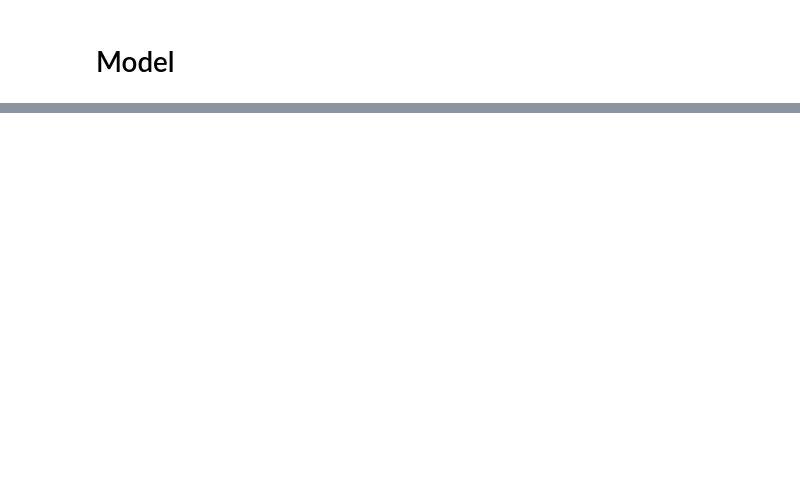
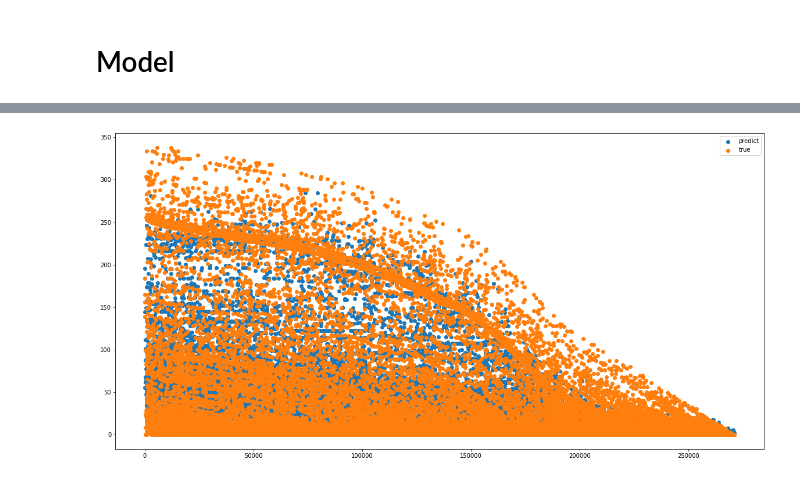
Before and after one commit to Stickman008/traffy-fondue-time-taken-teller, a Jupyter notebook: notebooks/test_main_XGB.ipynb, the cells around one changed output, grey strips where cells are left out. Drawn from its saved outputs; the diff is of its cells as text; code cells hidden in the pictures; blank space fills up the shorter version.

```diff
--- a/notebooks/test_main_XGB.ipynb
+++ b/notebooks/test_main_XGB.ipynb
@@ -328,0 +324,9 @@ sns.regplot(expected_y, predicted_y, fit_reg=True, scatter_kws={"s": 100})
+# %%
+import matplotlib.pyplot as plt
+plt.figure(figsize=(20,10))
+plt.scatter(x = expected_y.index, y = predicted_y, label = "predict")
+plt.scatter(x = expected_y.index, y = expected_y, label = "true")
+plt.legend()
+plt.show()
+# %% [output]
+[figure, added]
```
Also changed, not shown: parts of 15 cells of this notebook, 2 other files.
